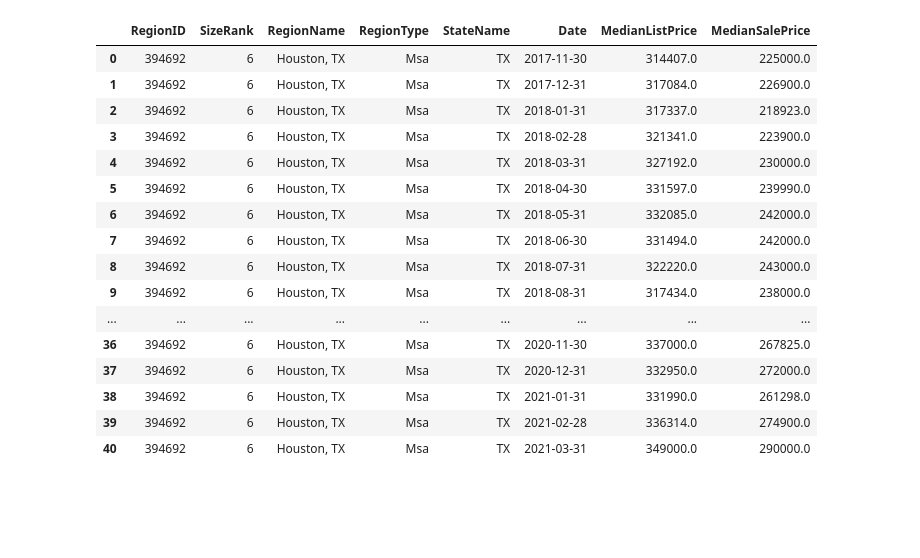
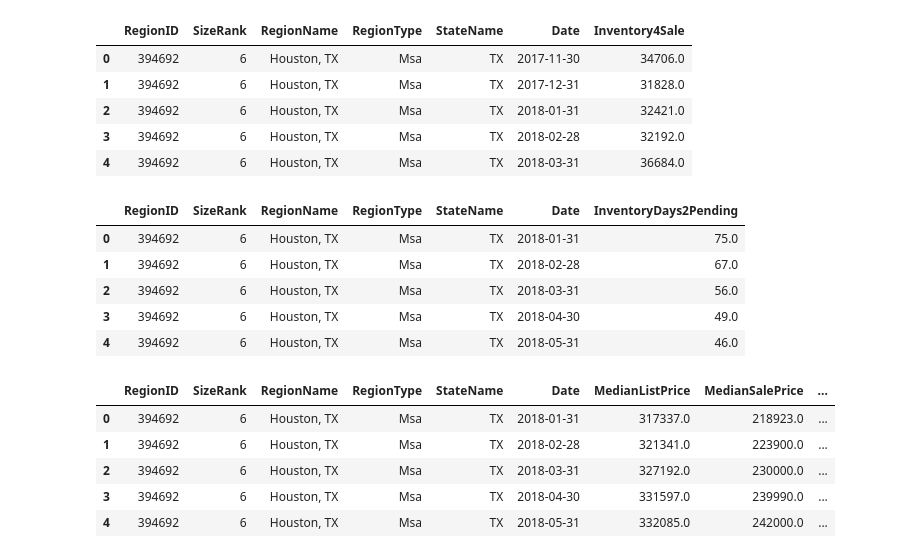
Before and after one commit to i-am-phoenix/Demo, a Jupyter notebook: zillow_data_cleaning.ipynb, the cells around one changed output. Drawn from its saved outputs; the diff is of its cells as text; code cells hidden in the pictures; blank space fills up the shorter version.

```diff
--- a/zillow_data_cleaning.ipynb
+++ b/zillow_data_cleaning.ipynb
@@ -48,4 +73,6 @@ sale_data
 # Filter list & sale data to Houston TX only
 list_data_hou=list_data[list_data['RegionName'].str.contains('ouston')]
 sale_data_hou=sale_data[sale_data['RegionName'].str.contains('ouston')]
+inventory_4s_data_hou=inventory_4s_data[inventory_4s_data['RegionName'].str.contains('ouston')]
+inventory_d2p_data_hou=inventory_d2p_data[inventory_d2p_data['RegionName'].str.contains('ouston')]
 # %%
@@ -77 +84,18 @@ list_data_hou_reformatted=pd.melt(list_data_hou,
+# %%
+list_data_hou_reformatted=pd.melt(list_data_hou,
+                                  id_vars=['RegionID','SizeRank','RegionName','RegionType','StateName'],
+                                  var_name='Date',
+                                  value_name='MedianListPrice')
+sale_data_hou_reformatted=pd.melt(sale_data_hou,
+                                  id_vars=['RegionID','SizeRank','RegionName','RegionType','StateName'],
+                                  var_name='Date',
+                                  value_name='MedianSalePrice')
+inventory_4s_data_hou_reformatted=pd.melt(inventory_4s_data_hou,
+                                  id_vars=['RegionID','SizeRank','RegionName','RegionType','StateName'],
+                                  var_name='Date',
+                                  value_name='Inventory4Sale')
+inventory_d2p_data_hou_reformatted=pd.melt(inventory_d2p_data_hou,
+                                  id_vars=['RegionID','SizeRank','RegionName','RegionType','StateName'],
+                                  var_name='Date',
+                                  value_name='InventoryDays2Pending')
 # %%
@@ -121,27 +119,42 @@ pandas.core.series.Series
+# %%
+inventory_4s_data_hou_reformatted.head()
+# %% [output]
+|  | RegionID | SizeRank | RegionName | RegionType | StateName | Date | Inventory4Sale |
+| 0 | 394692 | 6 | Houston, TX | Msa | TX | 2017-11-30 | 34706.0 |
+| 1 | 394692 | 6 | Houston, TX | Msa | TX | 2017-12-31 | 31828.0 |
+| 2 | 394692 | 6 | Houston, TX | Msa | TX | 2018-01-31 | 32421.0 |
+| 3 | 394692 | 6 | Houston, TX | Msa | TX | 2018-02-28 | 32192.0 |
+| 4 | 394692 | 6 | Houston, TX | Msa | TX | 2018-03-31 | 36684.0 |
+# %%
+inventory_d2p_data_hou_reformatted.head()
+# %% [output]
+|  | RegionID | SizeRank | RegionName | RegionType | StateName | Date | InventoryDays2Pending |
+| 0 | 394692 | 6 | Houston, TX | Msa | TX | 2018-01-31 | 75.0 |
+| 1 | 394692 | 6 | Houston, TX | Msa | TX | 2018-02-28 | 67.0 |
+| 2 | 394692 | 6 | Houston, TX | Msa | TX | 2018-03-31 | 56.0 |
+| 3 | 394692 | 6 | Houston, TX | Msa | TX | 2018-04-30 | 49.0 |
+| 4 | 394692 | 6 | Houston, TX | Msa | TX | 2018-05-31 | 46.0 |
 # %%
 # merge list and sale data frames
-all_data_hou_reformatted=pd.merge(list_data_hou_reformatted,
+list_n_sale_data_hou_reformatted=pd.merge(list_data_hou_reformatted,
                                   sale_data_hou_reformatted,
                                   on=['RegionID','SizeRank','RegionName','RegionType','StateName','Date'])
+# merge inventory "for sale" and "days to pending" data frames
+inventory_data_hou_reformatted=pd.merge(inventory_4s_data_hou_reformatted,
+                                        inventory_d2p_data_hou_reformatted,
+                                        on=['RegionID','SizeRank','RegionName','RegionType','StateName','Date'])
+# merge list&sale and inventory data
+all_data_hou_reformatted=pd.merge(list_n_sale_data_hou_reformatted,
+                                  inventory_data_hou_reformatted,
+                                  on=['RegionID','SizeRank','RegionName','RegionType','StateName','Date'])
 # %%
-all_data_hou_reformatted
+all_data_hou_reformatted.head()
 # %% [output]
-|  | RegionID | SizeRank | RegionName | RegionType | StateName | Date | MedianListPrice | MedianSalePrice |
-| 0 | 394692 | 6 | Houston, TX | Msa | TX | 2017-11-30 | 314407.0 | 225000.0 |
-| 1 | 394692 | 6 | Houston, TX | Msa | TX | 2017-12-31 | 317084.0 | 226900.0 |
-| 2 | 394692 | 6 | Houston, TX | Msa | TX | 2018-01-31 | 317337.0 | 218923.0 |
-| 3 | 394692 | 6 | Houston, TX | Msa | TX | 2018-02-28 | 321341.0 | 223900.0 |
-| 4 | 394692 | 6 | Houston, TX | Msa | TX | 2018-03-31 | 327192.0 | 230000.0 |
-| 5 | 394692 | 6 | Houston, TX | Msa | TX | 2018-04-30 | 331597.0 | 239990.0 |
-| 6 | 394692 | 6 | Houston, TX | Msa | TX | 2018-05-31 | 332085.0 | 242000.0 |
-| 7 | 394692 | 6 | Houston, TX | Msa | TX | 2018-06-30 | 331494.0 | 242000.0 |
-| 8 | 394692 | 6 | Houston, TX | Msa | TX | 2018-07-31 | 322220.0 | 243000.0 |
-| 9 | 394692 | 6 | Houston, TX | Msa | TX | 2018-08-31 | 317434.0 | 238000.0 |
-| ... | ... | ... | ... | ... | ... | ... | ... | ... |
-| 36 | 394692 | 6 | Houston, TX | Msa | TX | 2020-11-30 | 337000.0 | 267825.0 |
-| 37 | 394692 | 6 | Houston, TX | Msa | TX | 2020-12-31 | 332950.0 | 272000.0 |
-| 38 | 394692 | 6 | Houston, TX | Msa | TX | 2021-01-31 | 331990.0 | 261298.0 |
-| 39 | 394692 | 6 | Houston, TX | Msa | TX | 2021-02-28 | 336314.0 | 274900.0 |
-| 40 | 394692 | 6 | Houston, TX | Msa | TX | 2021-03-31 | 349000.0 | 290000.0 |
+|  | RegionID | SizeRank | RegionName | RegionType | StateName | Date | MedianListPrice | MedianSalePrice | ... |
+| 0 | 394692 | 6 | Houston, TX | Msa | TX | 2018-01-31 | 317337.0 | 218923.0 | ... |
+| 1 | 394692 | 6 | Houston, TX | Msa | TX | 2018-02-28 | 321341.0 | 223900.0 | ... |
+| 2 | 394692 | 6 | Houston, TX | Msa | TX | 2018-03-31 | 327192.0 | 230000.0 | ... |
+| 3 | 394692 | 6 | Houston, TX | Msa | TX | 2018-04-30 | 331597.0 | 239990.0 | ... |
+| 4 | 394692 | 6 | Houston, TX | Msa | TX | 2018-05-31 | 332085.0 | 242000.0 | ... |
 # %%
 all_data_hou_reformatted['Date'] = all_data_hou_reformatted['Date'].astype('datetime64[ns]')
```
Also changed, not shown: parts of 19 cells of this notebook.
